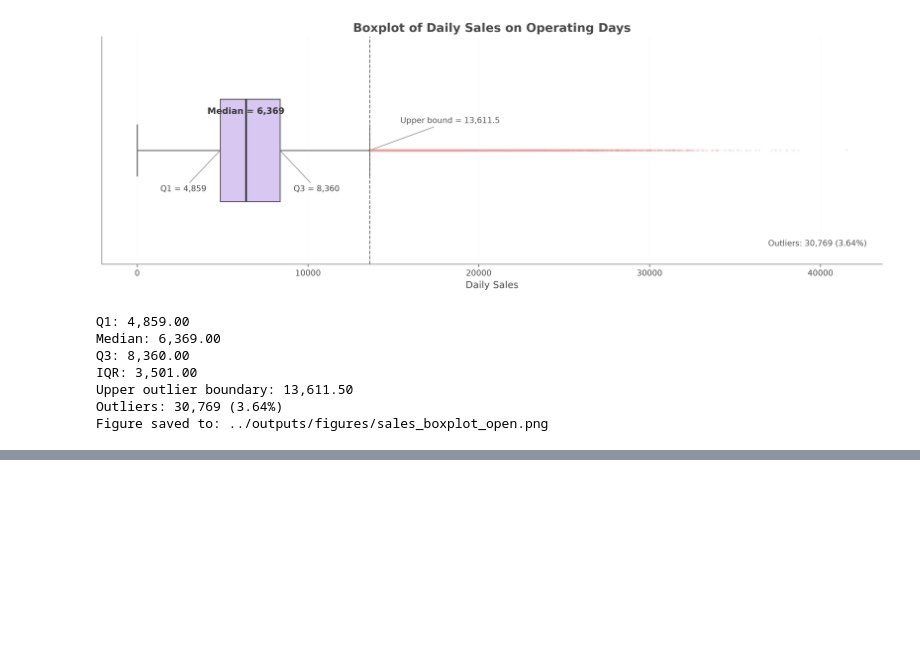
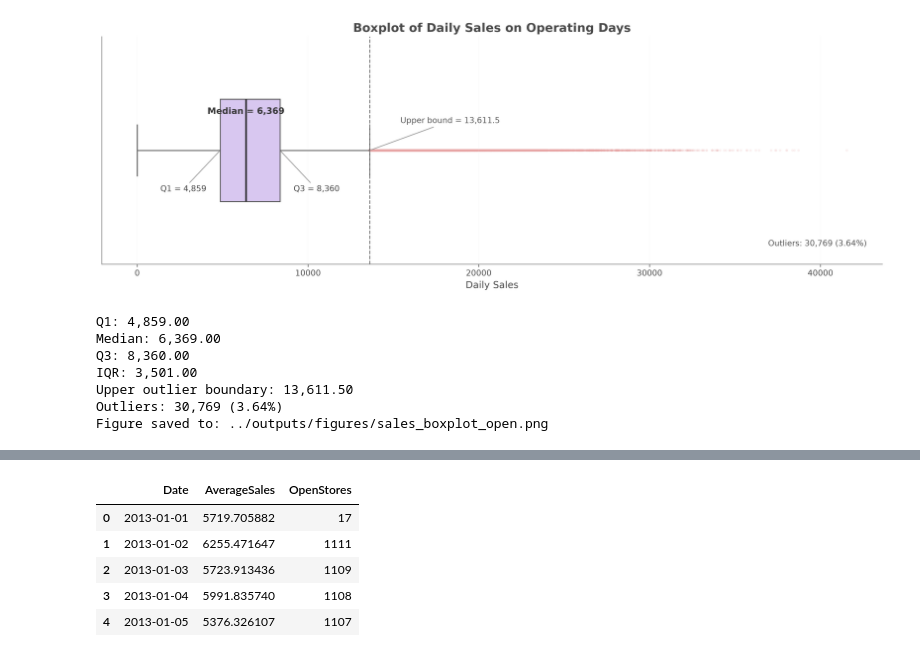
Before and after one commit to ThreeCircles666/AssignmentOfCA6000, a Jupyter notebook: notebooks/03_eda.ipynb, the cells around one changed output, grey strips where cells are left out. Saved outputs shown, nothing was run; the diff lists cells and outputs as text; code cells hidden in the pictures; blank space fills up the shorter version.

```diff
--- a/notebooks/03_eda.ipynb
+++ b/notebooks/03_eda.ipynb
@@ -1620,0 +1704,30 @@ Figure saved to: ../outputs/figures/sales_boxplot_open.png
+# %%
+import matplotlib.pyplot as plt
+import pandas as pd
+
+
+# =====================================
+# Prepare daily average sales
+# =====================================
+
+
+daily_sales = (
+    train
+    .loc[train["Open"] == 1]
+    .groupby("Date")
+    .agg(
+        AverageSales=("Sales", "mean"),
+        OpenStores=("Store", "nunique")
+    )
+    .reset_index()
+)
+
+
+daily_sales.head()
+# %% [output]
+|  | Date | AverageSales | OpenStores |
+| 0 | 2013-01-01 | 5719.705882 | 17 |
+| 1 | 2013-01-02 | 6255.471647 | 1111 |
+| 2 | 2013-01-03 | 5723.913436 | 1109 |
+| 3 | 2013-01-04 | 5991.835740 | 1108 |
+| 4 | 2013-01-05 | 5376.326107 | 1107 |
```
Also changed, not shown: parts of 24 cells of this notebook, 14 other files.
